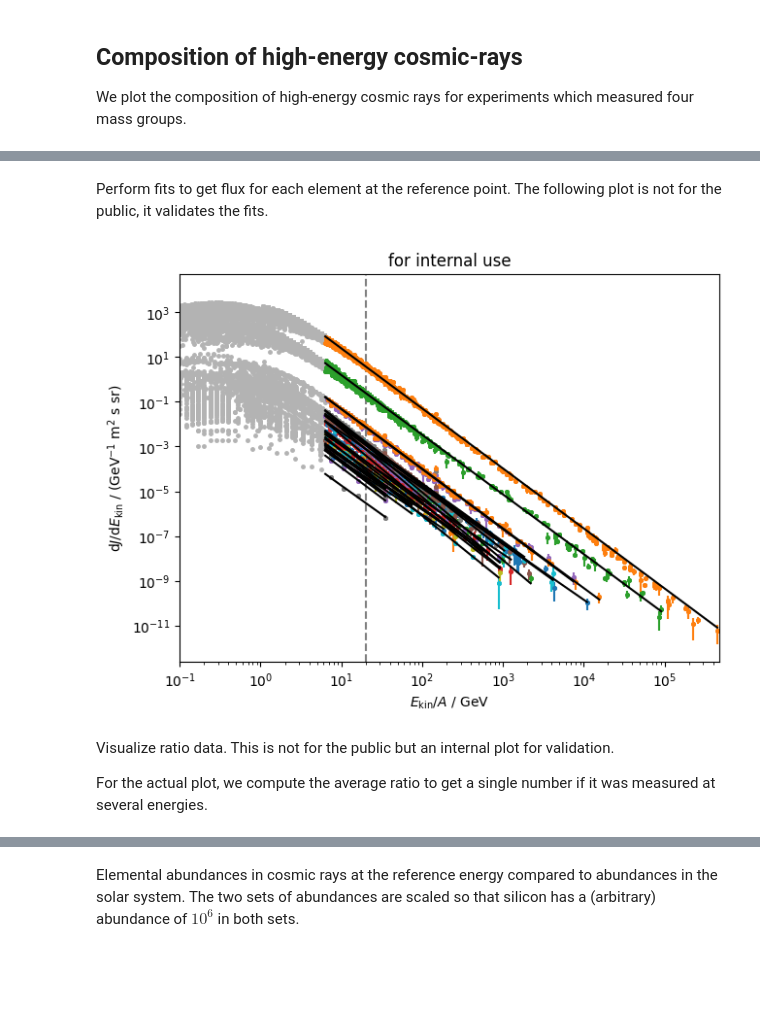
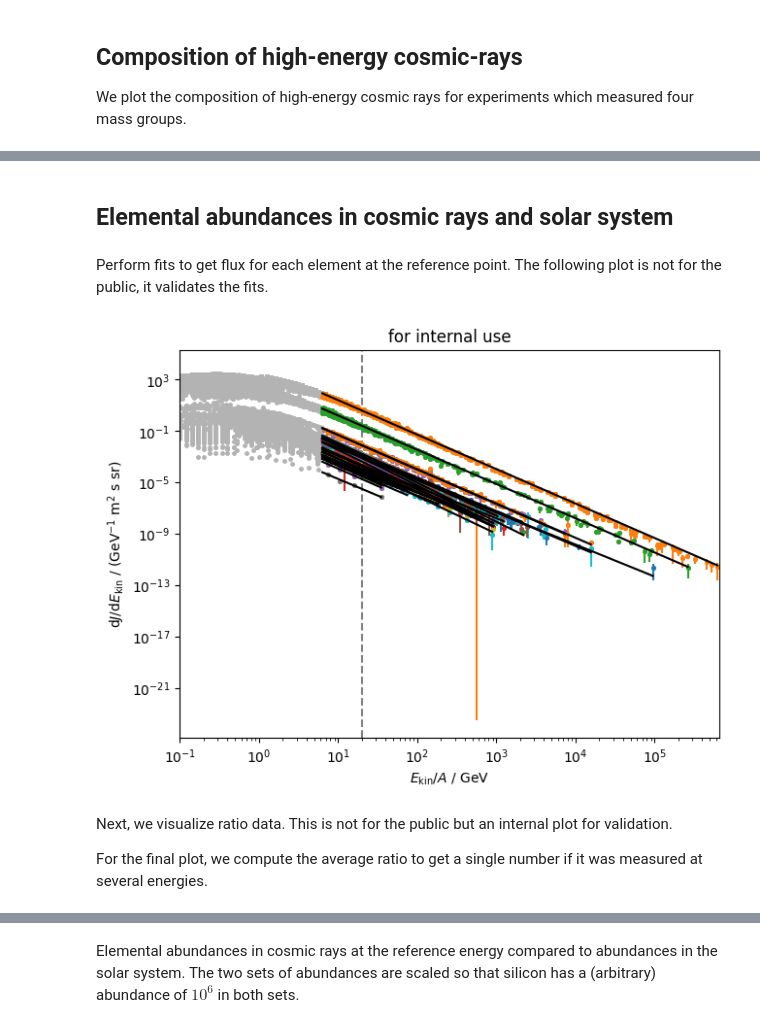
Before and after one commit to crdb-project/tutorial, a Jupyter notebook: gallery.ipynb, the cells around one changed output, grey strips where cells are left out. Drawn from its saved outputs; the diff is of its cells as text; code cells hidden in the pictures; blank space fills up the shorter version.

```diff
--- a/gallery.ipynb
+++ b/gallery.ipynb
@@ -250,7 +279,7 @@ We plot the composition of high-energy cosmic rays for experiments which measure
 ratios = ("H/AllParticles", "He/AllParticles", "O-group/AllParticles", "N-group/AllParticles", "Fe-group/AllParticles")
 
 tab = crdb.query(ratios, energy_type="ETOT", energy_convert_level=1)
-tab = np.sort(tab, order=("e_mean",))
+tab = np.sort(tab, order=("e",))
 
 fig, ax = plt.subplots(2, 2, figsize=(10, 6), sharex=True, sharey=True)
 
@@ -312,16 +341,15 @@ for elem in elements:
     mask |= tab.quantity == elem
 tab = tab[mask]
 # use our energy range
-tab = tab[(xlim[0] < tab.e_mean) & (tab.e_mean < xlim[1])]
+tab = tab[(xlim[0] < tab.e) & (tab.e < xlim[1])]
 # we don't want upper limits
 tab = tab[tab.is_upper_limit == False]
 # statistical errors less than 100 %
-tab = tab[tab.err_stat_minus / tab.value < 1]
-tab = tab[tab.err_stat_plus / tab.value < 1]
-# only measurements at 1 AU
-tab = tab[tab.distance_in_au == 1]
+tab = tab[np.mean(tab.err_sta, axis=1) / tab.value < 1]
 # skip balloon data
 mask = crdb.experiment_masks(tab)["Balloon"]
 tab = tab[~mask]
 # use EKN e_axis
 tab = convert_energy(tab, "EKN")
+
+len(tab)
@@ -346,8 +376,8 @@ for exp in sorted(masks):
 
 for elem, fexp in elements.items():
     t = tab[tab.quantity == elem]
-    xmin = np.min(t.e_mean)
-    ymean = np.exp(np.mean(np.log(t[t.e_mean < xmin * 10].value))) * 10 ** fexp
+    xmin = np.min(t.e)
+    ymean = np.exp(np.mean(np.log(t[t.e < xmin * 10].value))) * 10 ** fexp
     s = f"{elem}\n$\\times 10^{{{fexp}}}$" if fexp != 0 else f"{elem}"
     plt.text(xmin * 0.3, ymean, s,
              va="center", ha="center", fontsize="small")
@@ -369,3 +399,5 @@ draw_logo(0.78, 1, zorder=5)
+# %% [markdown]
+## Elemental abundances in cosmic rays and solar system
 # %%
 tab = crdb.all()
 
@@ -394,10 +426,9 @@ tab = tab[mask]
 # we don't want upper limits
 tab = tab[tab.is_upper_limit == False]
 # statistical errors less than 100 %
-tab = tab[tab.err_stat_minus / tab.value < 1]
-tab = tab[tab.err_stat_plus / tab.value < 1]
+tab = tab[np.mean(tab.err_sta, axis=1) / tab.value < 1]
 # only measurements at 1 AU
-tab = tab[tab.distance_in_au == 1]
+tab = tab[tab.distance == 1]
 # use EKN e_axis
 tab = convert_energy(tab, "EKN")
 
@@ -407,7 +438,7 @@ dlog10x = 0.5
 xmin = 10 ** (np.log10(xref) - dlog10x)
 
 # subset of table that we fit above minimum energy
-tab_fit = tab[tab.e_mean > xmin]
+tab_fit = tab[tab.e > xmin]
 
 # ratios of ultra-heavy elements are below xmin, keep them separate
 mask = False
@@ -437,51 +468,51 @@ for q in elements:
         continue
 
     # prepare arrays for fitting
-    x = t2.e_mean
+    x = t2.e
     y = t2.value
-    ye1 = 0.5 * (t2.err_stat_minus + t2.err_stat_plus)
-    ye2 = 0.5 * (t2.err_sys_minus + t2.err_sys_plus)
+    ye1 = np.mean(t2.err_sta, axis=1)
+    ye2 = np.mean(t2.err_sys, axis=1)
     ye = np.sqrt(ye1 ** 2 + ye2 ** 2)
 
     # get starting value for fit
-    t3 = t2[np.abs(np.log10(t2.e_mean) - np.log10(xref)) < dlog10x]
+    t3 = t2[np.abs(np.log10(t2.e) - np.log10(xref)) < dlog10x]
     log_j0 = np.mean(np.log(t3.value))
 
     # run least-squares fit using MINUIT
     c = LeastSquares(x, np.log(y), ye / y, model)
     m = Minuit(c, log_j0, 2.7)
     m.migrad()
     assert m.valid
 
     # generate points for the fitted line for validation
-    xm = np.geomspace(xmin, np.max(t.e_mean))
+    xm = np.geomspace(xmin, np.max(t.e))
     ym = np.exp(model(xm, *m.values))
 
     # compute fitted flux at reference point and uncertainty,
     # apply chi2/ndof scaling of uncertainties to account for
     # systematic offsets between data sets
     jref1 = np.exp(m.values["log_j"])
     jref1_err = m.errors["log_j"] * jref1 * m.fmin.reduced_chi2 ** 0.5
     jref[q] = (jref1, jref1_err)
 
     # plot everything
-    plt.plot(t.e_mean, t.value, ".", zorder=0, color="0.7")
-    l = plt.plot(t2.e_mean, t2.value, ".")[0]
+    plt.plot(t.e, t.value, ".", zorder=0, color="0.7")
+    l = plt.plot(t2.e, t2.value, ".")[0]
     plt.errorbar(x, y, ye, fmt=".", color=l.get_color())
     plt.plot(xm, ym, "-k", zorder=4)
 
 plt.xlim(1e-1, None)
 plt.axvline(xref, color="0.5", ls="--")
 plt.loglog()
 plt.xlabel(r"$E_\mathrm{kin} / A$ / GeV")
 plt.ylabel(r"d$J$/d$E_\mathrm{kin}$ / (GeV$^{-1}$ m$^2$ s sr)")
 plt.title("for internal use");
 # %% [output]
-[figure, old version]
+[figure, new version]
 # %% [markdown]
-Visualize ratio data. This is not for the public but an internal plot for validation.
+Next, we visualize ratio data. This is not for the public but an internal plot for validation.
 
-For the actual plot, we compute the average ratio to get a single number if it was measured at several energies.
+For the final plot, we compute the average ratio to get a single number if it was measured at several energies.
 # %%
 for q in ratios:
     t = tab_ratio[tab_ratio.quantity == q]
```
Also changed, not shown: parts of 15 cells of this notebook.
